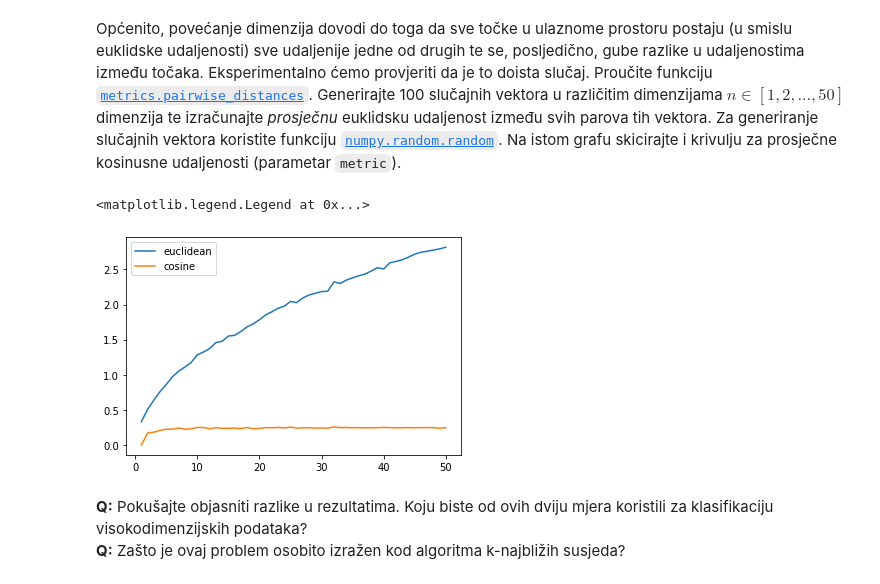
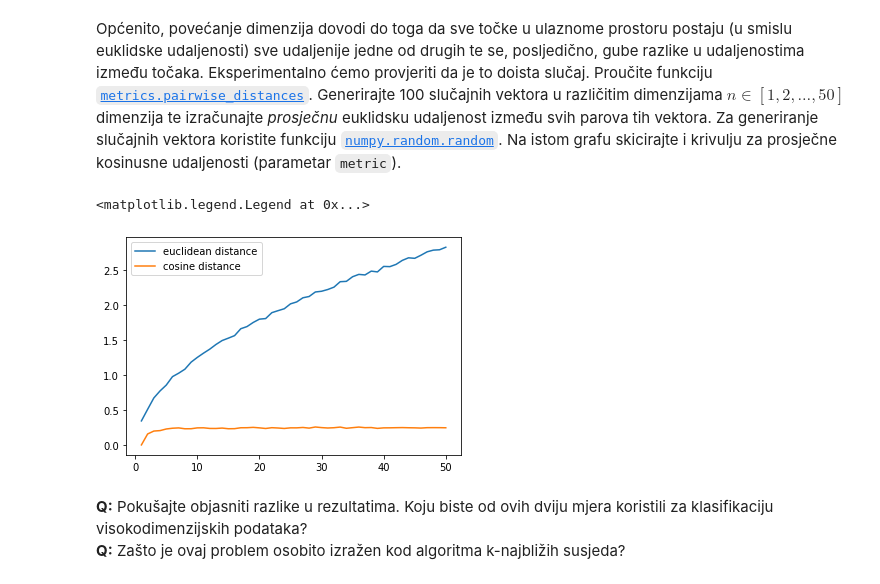
Before and after one commit to mateoim/su-lab-20-21, a Jupyter notebook: lab03/SU-2020-LAB03-0036509386.ipynb, the cells around one changed output. Drawn from its saved outputs; the diff is of its cells as text; code cells hidden in the pictures.

```diff
--- a/lab03/SU-2020-LAB03-0036509386.ipynb
+++ b/lab03/SU-2020-LAB03-0036509386.ipynb
@@ -560,23 +557,22 @@ Općenito, povećanje dimenzija dovodi do toga da sve točke u ulaznome prostoru
 # %%
 from sklearn.metrics.pairwise import pairwise_distances
 
-euclidean = []
-cosine = []
+euclidean, cosine = np.empty(50), np.empty(50)
 dimensions = list(range(1, 51))
 
 for n in dimensions:
     vectors = [np.random.random((n,)) for _ in range(100)]
     euclidean_distance = pairwise_distances(vectors)
     cosine_distance = pairwise_distances(vectors, metric='cosine')
-    euclidean.append(np.mean(euclidean_distance))
-    cosine.append(np.mean(cosine_distance))
+    euclidean[n - 1] = np.mean(euclidean_distance)
+    cosine[n - 1] = np.mean(cosine_distance)
 
-plt.plot(dimensions, euclidean, label='euclidean')
-plt.plot(dimensions, cosine, label='cosine')
+plt.plot(dimensions, euclidean, label='euclidean distance')
+plt.plot(dimensions, cosine, label='cosine distance')
 plt.legend()
 # %% [output]
 <matplotlib.legend.Legend at 0x...>
-[figure, old version]
+[figure, new version]
 # %% [markdown]
 **Q:** Pokušajte objasniti razlike u rezultatima. Koju biste od ovih dviju mjera koristili za klasifikaciju visokodimenzijskih podataka?
 **Q:** Zašto je ovaj problem osobito izražen kod algoritma k-najbližih susjeda?
```
Also changed, not shown: parts of 6 cells of this notebook.
